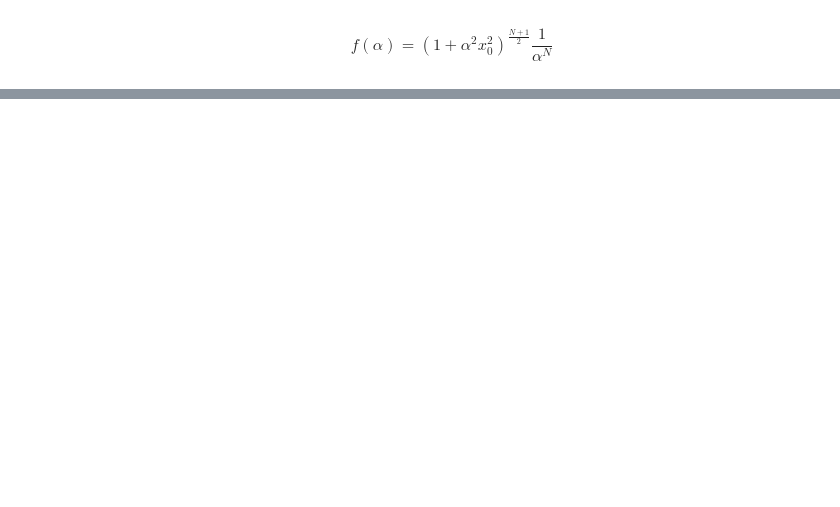
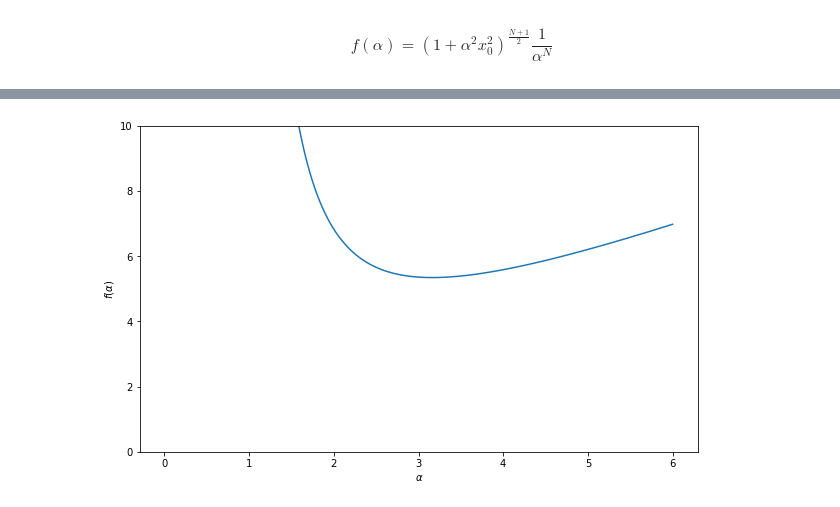
Before and after one commit to yubocai-poly/Reachability-Problem-of-ODE, a Jupyter notebook: Reachability/evaluation/Quadra_exmaple/numerical_optimi.ipynb, the cells around one changed output, grey strips where cells are left out. Cells and saved outputs as stored; diff of their text form; code cells hidden in the pictures; blank space fills up the shorter version.

```diff
--- a/Reachability/evaluation/Quadra_exmaple/numerical_optimi.ipynb
+++ b/Reachability/evaluation/Quadra_exmaple/numerical_optimi.ipynb
@@ -28,0 +36,10 @@ Here is the full command invocation and its output:
+# %%
+y = f(x, x0=1.0, N=10)
+plt.figure(figsize=(10, 6))
+plt.plot(x, y)
+plt.ylim([0, 10])
+plt.xlabel(r'$\alpha$')
+plt.ylabel(r'$f(\alpha)$')
+plt.show()
+# %% [output]
+[figure, added]
```
Also changed, not shown: parts of 3 cells of this notebook.
